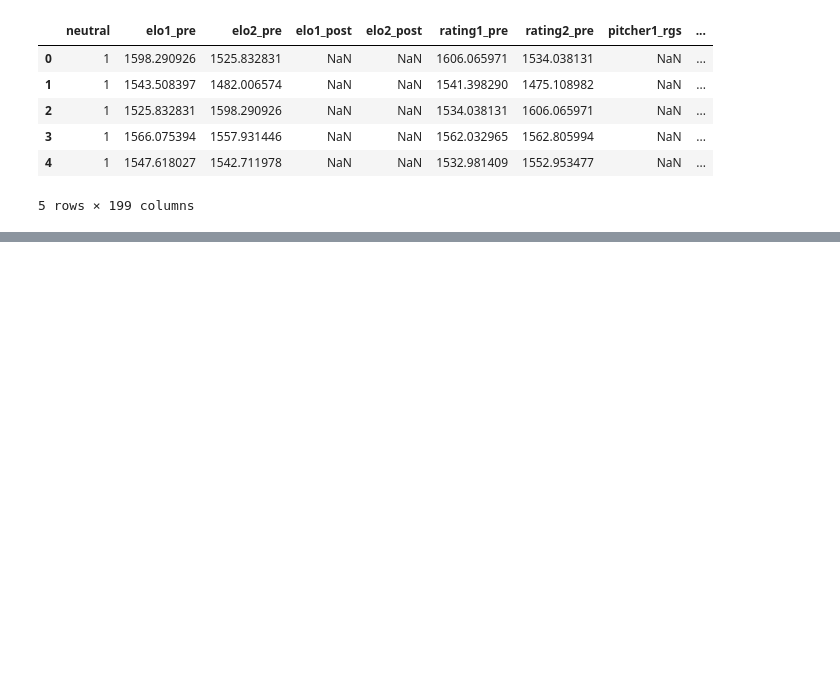
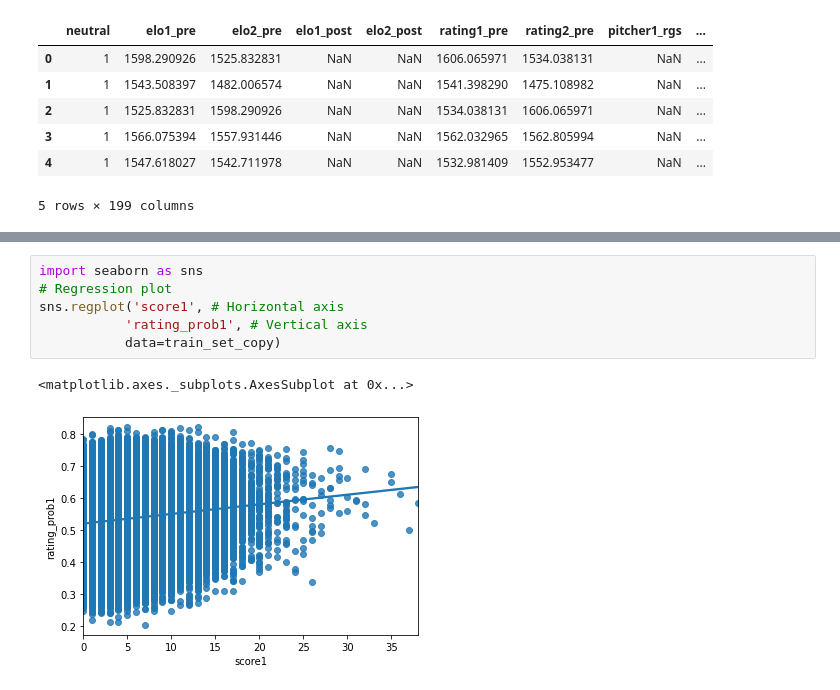
Before and after one commit to EricESeitz/EECS731_Proj4, a Jupyter notebook: notebook/Project4_notebook.ipynb, the cells around one changed output, grey strips where cells are left out. Drawn from its saved outputs; the diff is of its cells as text; blank space fills up the shorter version.

```diff
--- a/notebook/Project4_notebook.ipynb
+++ b/notebook/Project4_notebook.ipynb
@@ -118,0 +299,9 @@ cleanMLB.head()
+# %%
+import seaborn as sns
+# Regression plot
+sns.regplot('score1', # Horizontal axis
+           'rating_prob1', # Vertical axis
+           data=train_set_copy)
+# %% [output]
+<matplotlib.axes._subplots.AxesSubplot at 0x...>
+[figure, added]
```
Also changed, not shown: parts of 24 cells of this notebook, 1 other file.
